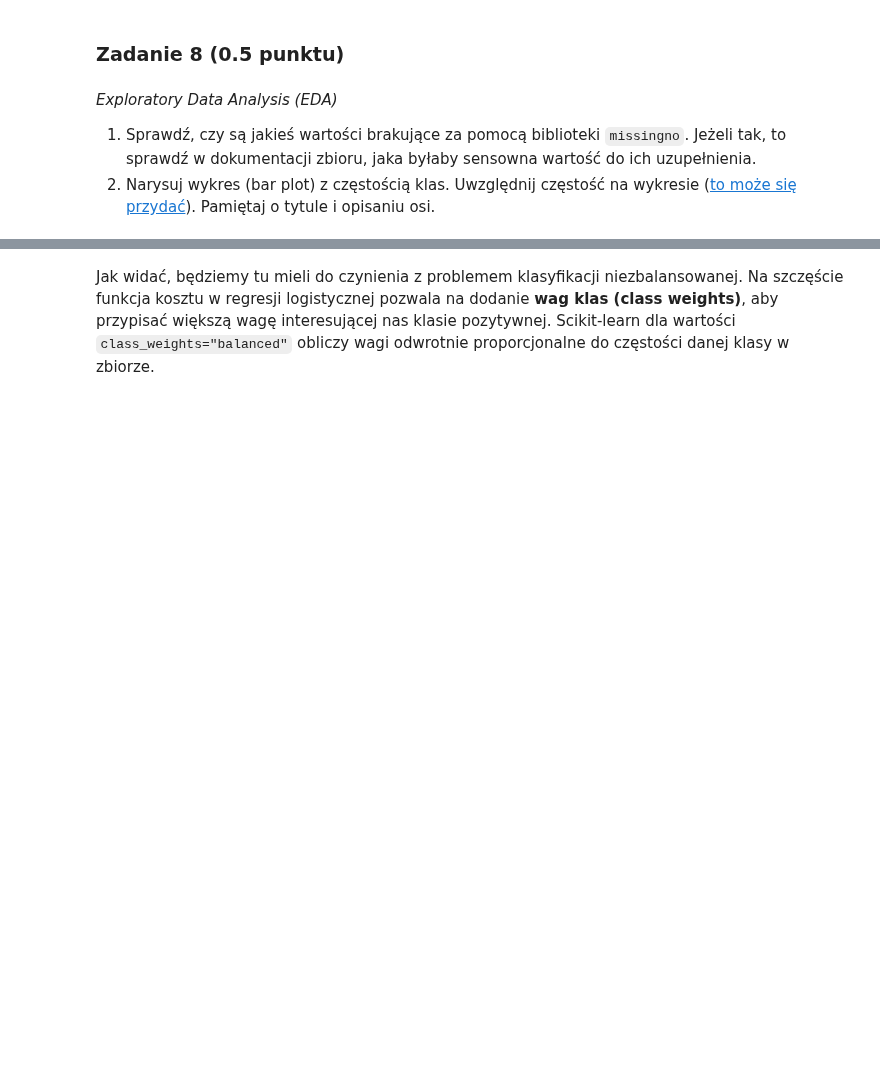
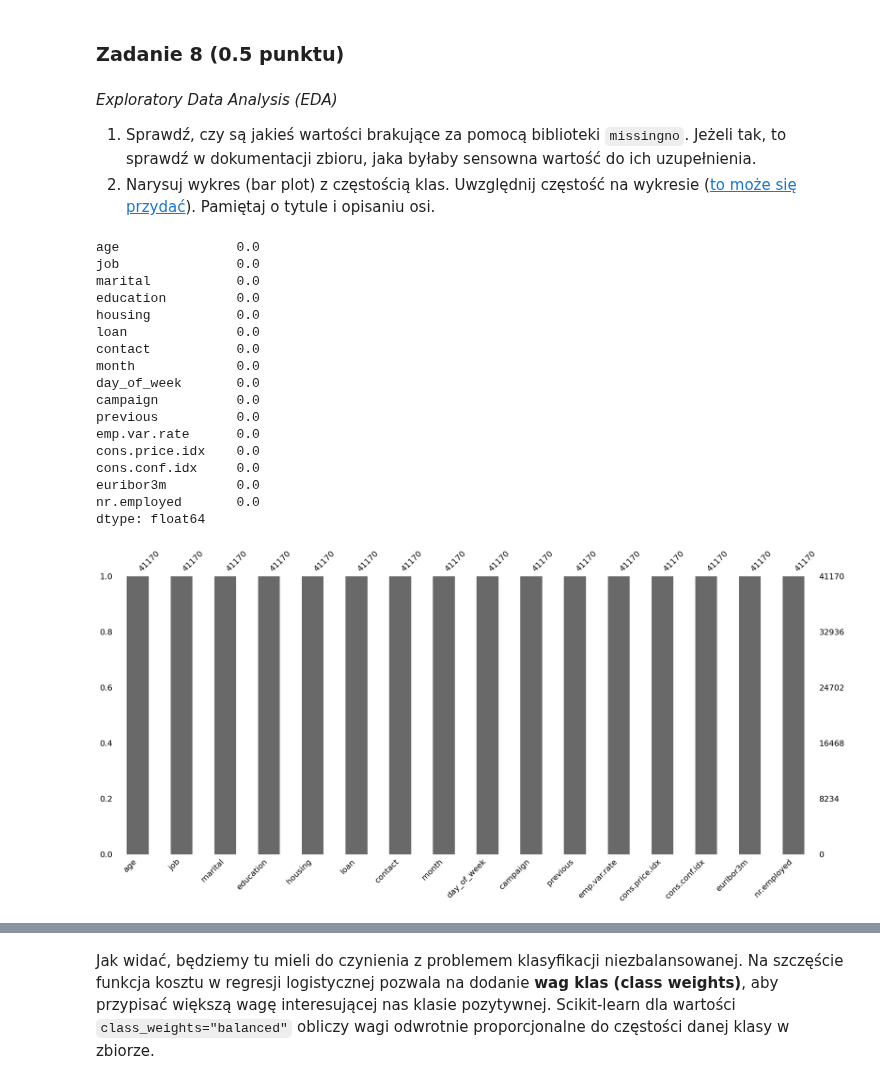
Before and after one commit to apohllo/sztuczna-inteligencja, a Jupyter notebook: lab1/lab_1.ipynb, the cells around one changed output, grey strips where cells are left out. Saved outputs shown, nothing was run; the diff lists cells and outputs as text; code cells hidden in the pictures; blank space fills up the shorter version.

```diff
--- a/lab1/lab_1.ipynb
+++ b/lab1/lab_1.ipynb
@@ -1054,3 +1135,25 @@ y_mapping = {
+# %%
+# your_code
+df = pd.read_csv("bank_marketing_data.csv", sep=";")
+
+df = df.drop(["default", "duration", "pdays", "poutcome"], axis="columns")
+df = df.loc[~df["education"].isin(["illiterate"]), :]
+df = df.replace({
+    "education" : education_mapping,
+    "contact" : contact_mapping,
+    "month" : month_mapping,
+    "day_of_week" : day_of_week_mapping,
+    "y" : y_mapping,
+})
+
+df = df.astype({
+    "contact": np.int64,
+    "month": np.int64,
+    "day_of_week": np.int64,
+    "y": np.int64
+})
+
+y = df.pop("y")
 # %%
 assert 'default' not in df.columns
 assert 'duration' not in df.columns
@@ -1074,3 +1177,24 @@ assert [0,1] == sorted(df['contact'].unique())
 # %%
 # plot missing values
 # your_code
+msno.bar(df)
+df.isnull().mean()
+# %% [output]
+age               0.0
+job               0.0
+marital           0.0
+education         0.0
+housing           0.0
+loan              0.0
+contact           0.0
+month             0.0
+day_of_week       0.0
+campaign          0.0
+previous          0.0
+emp.var.rate      0.0
+cons.price.idx    0.0
+cons.conf.idx     0.0
+euribor3m         0.0
+nr.employed       0.0
+dtype: float64
+[figure, added]
```
Also changed, not shown: parts of 29 cells of this notebook.
